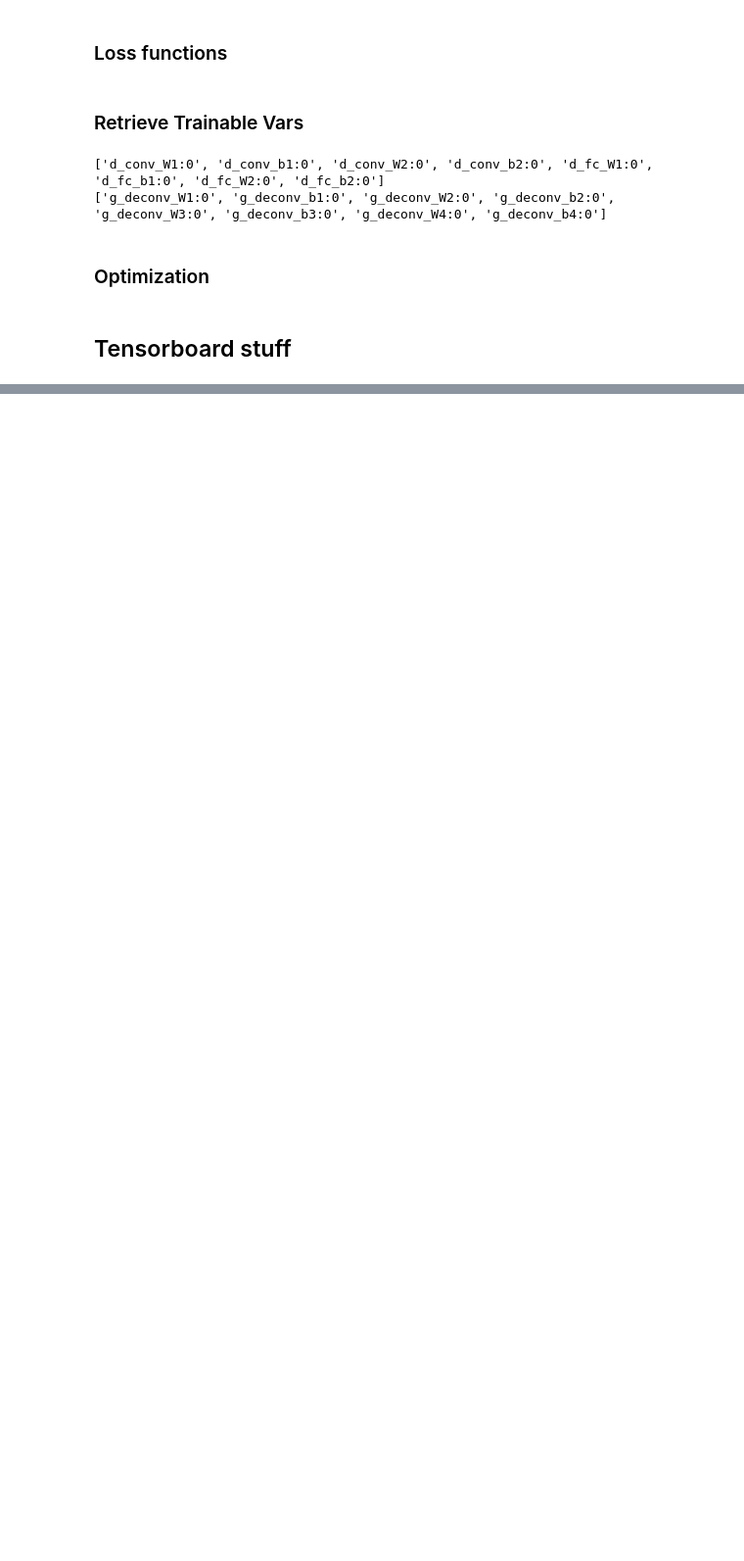
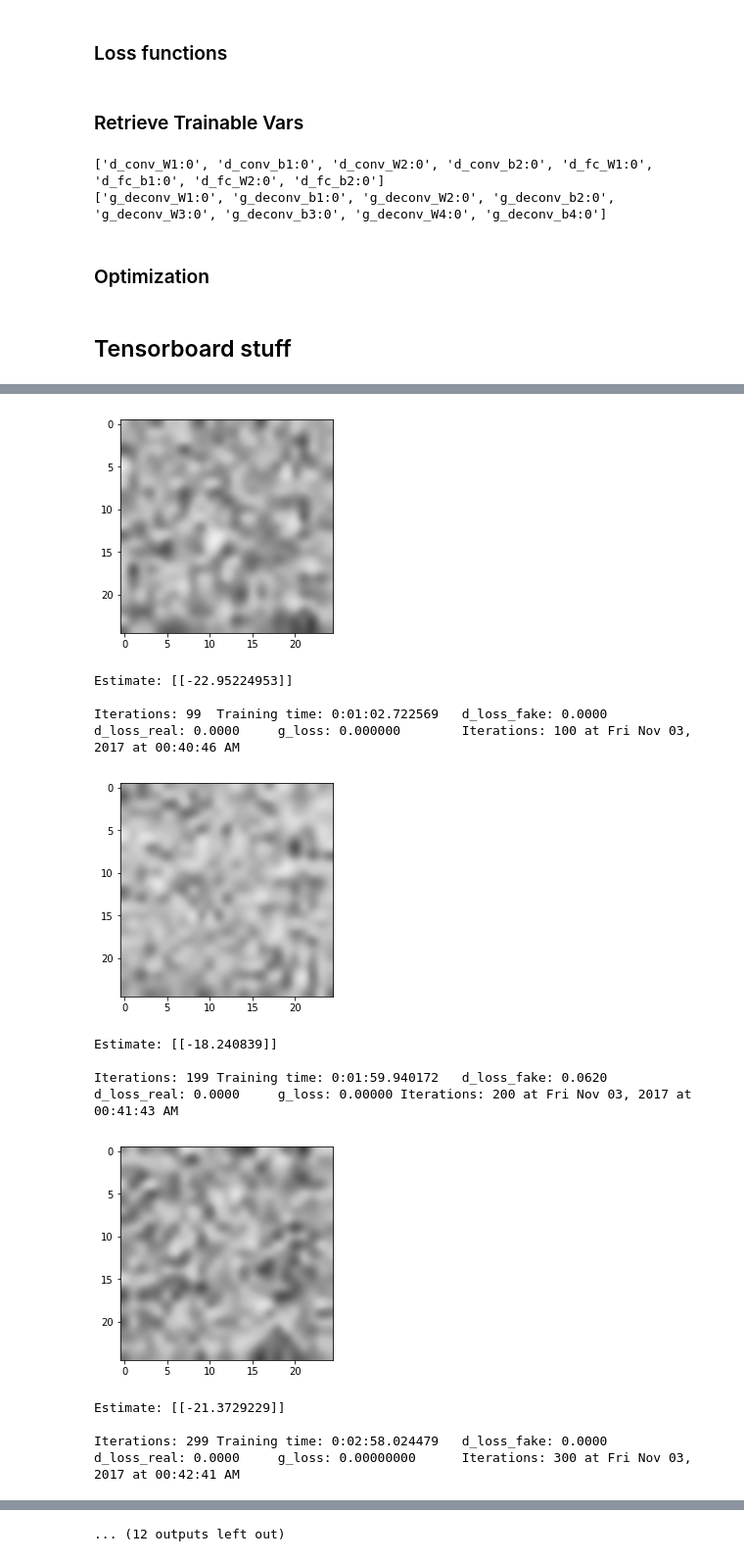
Before and after one commit to victor-iyi/flower-classification, a Jupyter notebook: learning-gan.ipynb, the cells around one changed output, grey strips where cells are left out. Shown: that part at 98% size. Saved outputs shown, nothing was run; the diff lists cells and outputs as text; code cells hidden in the pictures; blank space fills up the shorter version.

Commit message:
Training GAN to generate flowers

```diff
--- a/learning-gan.ipynb
+++ b/learning-gan.ipynb
@@ -232,7 +233,7 @@ merged = tf.summary.merge_all()
 # Directories
 tensorboard_dir = 'tensorboard/'
 log_dir = os.path.join(tensorboard_dir, '{:%d-%b-%Y  %H-%M-%S-%p}'.format(dt.datetime.now()))
-save_path = 'chkpt/'
+save_path = 'models/'
 
 writer = tf.summary.FileWriter(log_dir, sess.graph)
 
@@ -275,7 +276,7 @@ for i in range(10000):
     _, gen_loss = sess.run([g_opt, g_loss], feed_dict={z_placeholder: gen_img})
 
     # Updating tensorboard
-    if i % 10 == 0:
+    if i % 50 == 0:
         # save model chkpt
         saver.save(sess=sess, save_path=save_path)
         # update tensorboard
@@ -283,8 +284,9 @@ for i in range(10000):
         summary = sess.run(merged, feed_dict={X_placeholder: real_img_batch,
                                               z_placeholder: gen_img})
         writer.add_summary(summary=summary, global_step=i)
+
     # Logging
-    if i % 100 == 0:
+    if i % 200 == 0:
         # Every 1000 iterations, show a generated image
         print("\tIterations: {:,} at {:%a %h %d, %Y at %H:%M:%S %p}".format(i, dt.datetime.now()))
         gen_img = np.random.normal(0, 1, size=[1, z_dim])
@@ -303,0 +306,12 @@ Iterations: 5   d_loss_real: 7426.4751  d_loss_fake: 246.1415   Training: 0:00:1
+[figure, added]
+Estimate: [[-22.95224953]]
+
+Iterations: 99  Training time: 0:01:02.722569   d_loss_fake: 0.0000     d_loss_real: 0.0000     g_loss: 0.000000        Iterations: 100 at Fri Nov 03, 2017 at 00:40:46 AM
+[figure, added]
+Estimate: [[-18.240839]]
+
+Iterations: 199 Training time: 0:01:59.940172   d_loss_fake: 0.0620     d_loss_real: 0.0000     g_loss: 0.00000 Iterations: 200 at Fri Nov 03, 2017 at 00:41:43 AM
+[figure, added]
+Estimate: [[-21.3729229]]
+
+Iterations: 299 Training time: 0:02:58.024479   d_loss_fake: 0.0000     d_loss_real: 0.0000     g_loss: 0.00000000      Iterations: 300 at Fri Nov 03, 2017 at 00:42:41 AM
@@ -303,0 +327 @@ Iterations: 5   d_loss_real: 7426.4751  d_loss_fake: 246.1415   Training: 0:00:1
+... (12 outputs left out)
```
Also changed, not shown: parts of 6 cells of this notebook.
